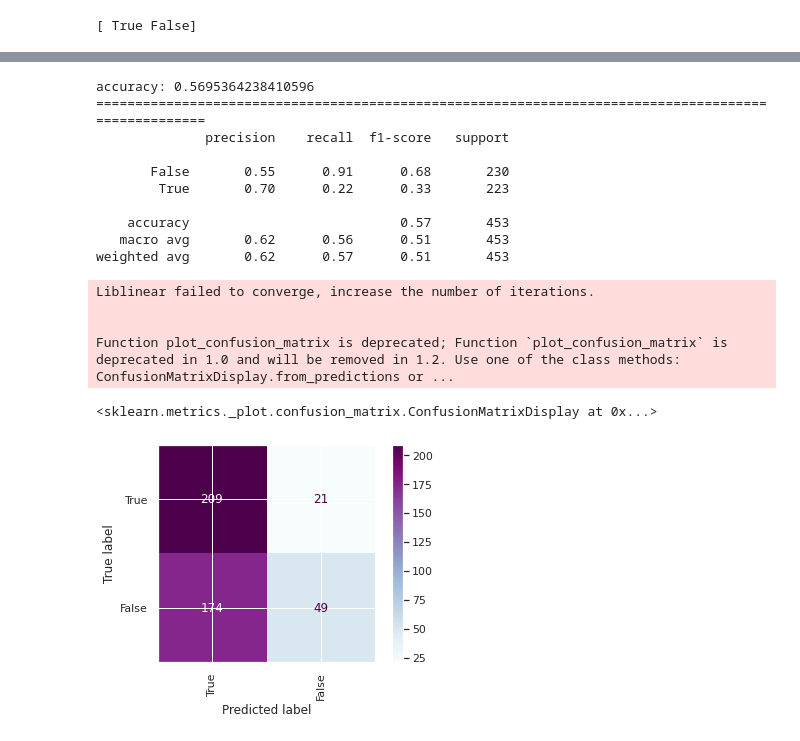
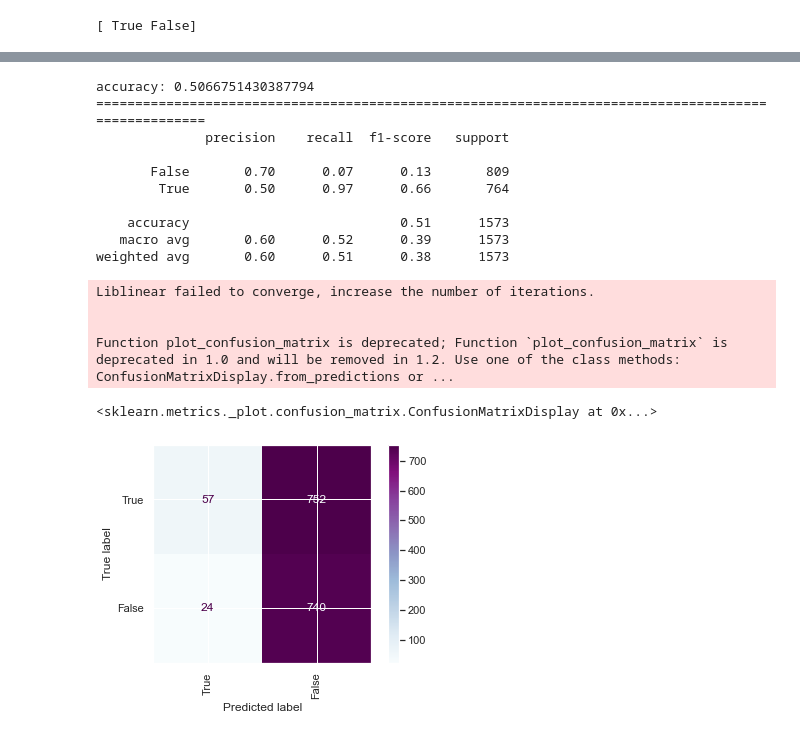
Before and after one commit to uloydev/asteroid-hazardous-classification, a Jupyter notebook: uas.ipynb, the cells around one changed output, grey strips where cells are left out. Drawn from its saved outputs; the diff is of its cells as text; code cells hidden in the pictures.

```diff
--- a/uas.ipynb
+++ b/uas.ipynb
@@ -141,0 +195,4 @@ df.head()
+# %%
+sns.set(style='darkgrid')
+plt.figure(figsize=(10, 10))
+sns.heatmap(df.corr())
@@ -271,7 +331,7 @@ y=df["Hazardous"]
 x=df.drop(["Hazardous"],axis=1)
 # %%
 # split dataset for train and test
-train_x,test_x,train_y,test_y=train_test_split(x,y,test_size=0.3,random_state=2)
+train_x,test_x,train_y,test_y=train_test_split(x,y,test_size=0.2,random_state=2)
 print(train_x.shape)
 print(test_x.shape)
 # %% [output]
@@ -339,5 +399,5 @@ plt.show()
 # %%
 # drop most important feature
-df_new = df.drop(['Minimum Orbit Intersection'],axis = 1)
+df_new = df.drop(['Minimum Orbit Intersection','Absolute Magnitude'],axis = 1)
 df_new.head()
 # %% [output]
@@ -354,7 +414,7 @@ y=df_new["Hazardous"]
 x=df_new.drop(["Hazardous"],axis=1)
 
 # split data set into train and test
-train_x,test_x,train_y,test_y=train_test_split(x,y,test_size=0.3,random_state=2)
+train_x,test_x,train_y,test_y=train_test_split(x,y,test_size=0.2,random_state=2)
 print(train_x.shape)
 print(test_x.shape)
 # %% [output]
@@ -414,30 +474,30 @@ Function plot_confusion_matrix is deprecated; Function `plot_confusion_matrix` i
 # %%
 # define the model
-svm = LinearSVC(verbose=False, max_iter=1000, C=0.1, random_state=3)
+svm = LinearSVC(class_weight="balanced",verbose=False, max_iter=10000, tol=1e-4,C=0.1, random_state=2)
 
 # fit and predict
 predictions, accuracy, metrics_report, svm_prf = train_test_model(svm, train_x, test_x, train_y, test_y, labels)
 print('accuracy: {}'.format(accuracy))
 print('='*100)
 print(metrics_report)
 plot_confusion_matrix(svm, test_x, test_y, display_labels=labels, xticks_rotation='vertical', cmap="BuPu")
 # %% [output]
-accuracy: 0.5695364238410596
+accuracy: 0.5066751430387794
 ====================================================================================================
               precision    recall  f1-score   support
 
-       False       0.55      0.91      0.68       230
-        True       0.70      0.22      0.33       223
+       False       0.70      0.07      0.13       809
+        True       0.50      0.97      0.66       764
 
-    accuracy                           0.57       453
-   macro avg       0.62      0.56      0.51       453
-weighted avg       0.62      0.57      0.51       453
+    accuracy                           0.51      1573
+   macro avg       0.60      0.52      0.39      1573
+weighted avg       0.60      0.51      0.38      1573
 Liblinear failed to converge, increase the number of iterations.
 
 
 Function plot_confusion_matrix is deprecated; Function `plot_confusion_matrix` is deprecated in 1.0 and will be removed in 1.2. Use one of the class methods: ConfusionMatrixDisplay.from_predictions or ...
 <sklearn.metrics._plot.confusion_matrix.ConfusionMatrixDisplay at 0x...>
-[figure, old version]
+[figure, new version]
 # %%
 xx = np.array([1,2,3])
 width = 0.15
```
Also changed, not shown: parts of 36 cells of this notebook.
